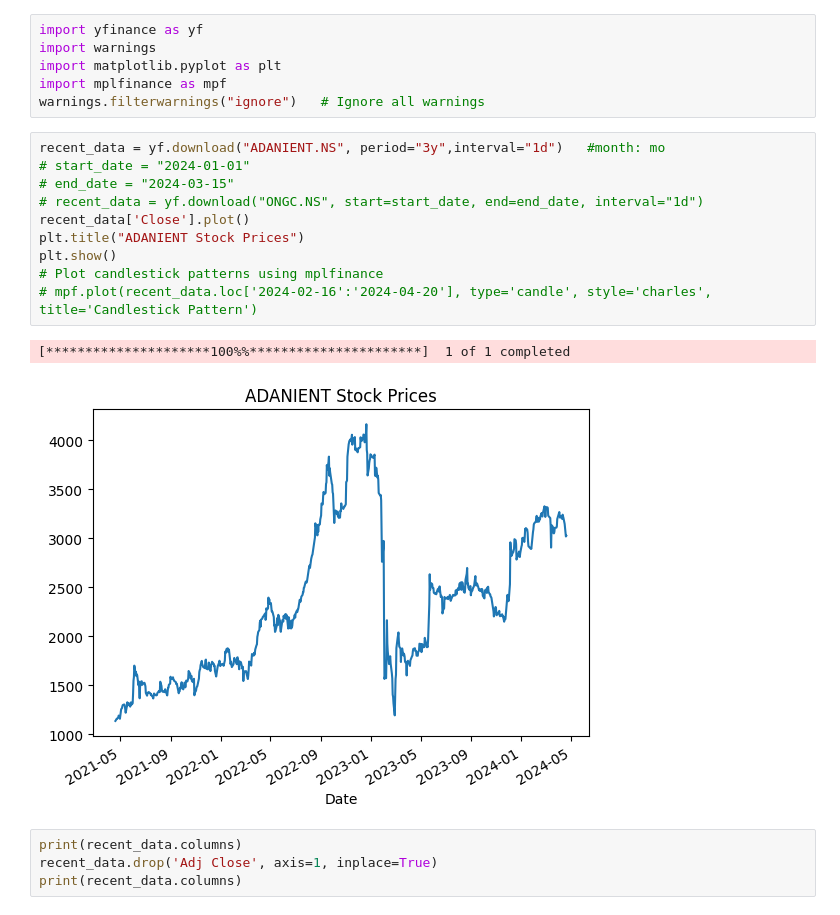
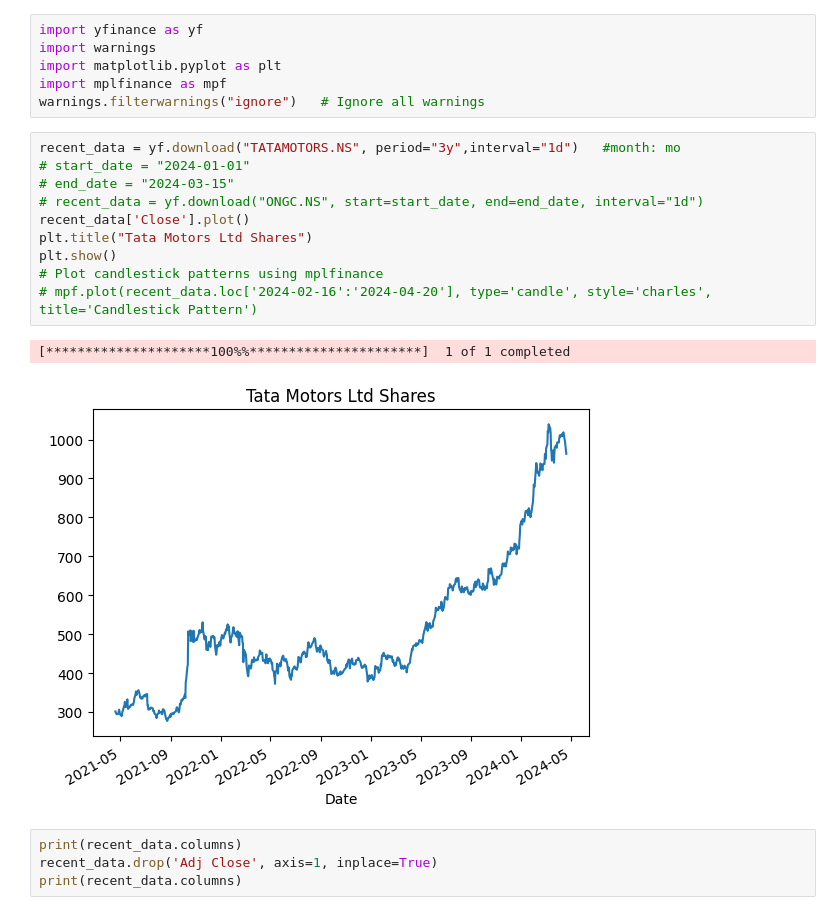
Before and after one commit to H1mm4tHQ/Stock_Market_Price_Movement_Prediction_ML, a Jupyter notebook: PRML_Project.ipynb, the cells around one changed output. Cells and saved outputs as stored; diff of their text form.

```diff
--- a/PRML_Project.ipynb
+++ b/PRML_Project.ipynb
@@ -8,18 +8,18 @@ import matplotlib.pyplot as plt
 import mplfinance as mpf
 warnings.filterwarnings("ignore")   # Ignore all warnings
 # %%
-recent_data = yf.download("ADANIENT.NS", period="3y",interval="1d")   #month: mo
+recent_data = yf.download("TATAMOTORS.NS", period="3y",interval="1d")   #month: mo
 # start_date = "2024-01-01"
 # end_date = "2024-03-15"
 # recent_data = yf.download("ONGC.NS", start=start_date, end=end_date, interval="1d")
 recent_data['Close'].plot()
-plt.title("ADANIENT Stock Prices")
+plt.title("Tata Motors Ltd Shares")
 plt.show()
 # Plot candlestick patterns using mplfinance
 # mpf.plot(recent_data.loc['2024-02-16':'2024-04-20'], type='candle', style='charles', title='Candlestick Pattern')
 # %% [output]
 [*********************100%%**********************]  1 of 1 completed
-[figure, old version]
+[figure, new version]
 # %%
 print(recent_data.columns)
 recent_data.drop('Adj Close', axis=1, inplace=True)
```
Also changed, not shown: parts of 18 cells of this notebook.
